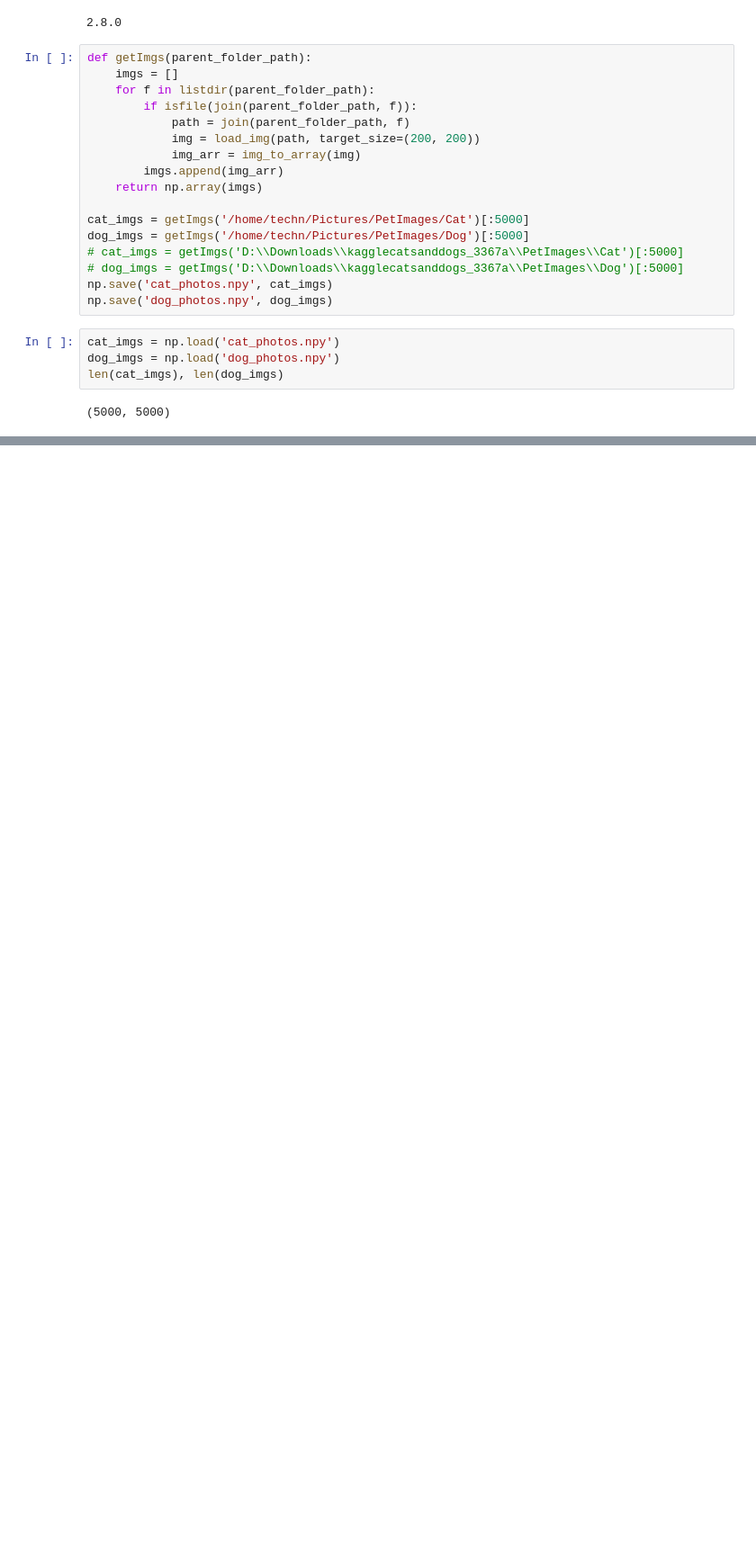
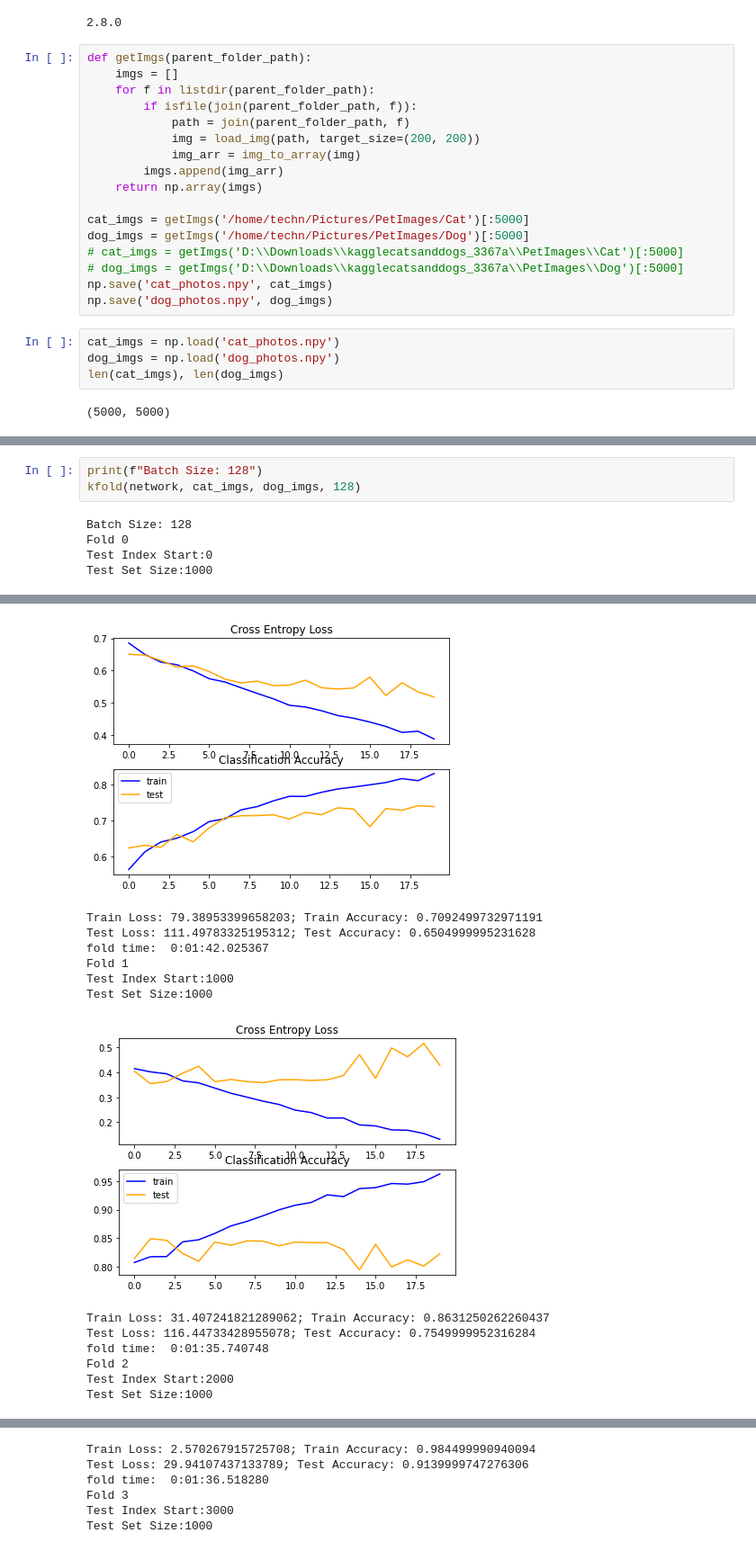
Before and after one commit to NJindia/Cats-vs-Dogs-DL, a Jupyter notebook: DL_HW2.ipynb, the cells around one changed output, grey strips where cells are left out. Shown at 90% size. Saved outputs shown, nothing was run; the diff lists cells and outputs as text; blank space fills up the shorter version.

```diff
--- a/DL_HW2.ipynb
+++ b/DL_HW2.ipynb
@@ -150,0 +205,8 @@ Test Set Size:1000
+# %%
+print(f"Batch Size: 128")
+kfold(network, cat_imgs, dog_imgs, 128)
+# %% [output]
+Batch Size: 128
+Fold 0
+Test Index Start:0
+Test Set Size:1000
@@ -150,0 +215,14 @@ Test Set Size:1000
+[figure, added]
+Train Loss: 79.38953399658203; Train Accuracy: 0.7092499732971191
+Test Loss: 111.49783325195312; Test Accuracy: 0.6504999995231628
+fold time:  0:01:42.025367
+Fold 1
+Test Index Start:1000
+Test Set Size:1000
+[figure, added]
+Train Loss: 31.407241821289062; Train Accuracy: 0.8631250262260437
+Test Loss: 116.44733428955078; Test Accuracy: 0.7549999952316284
+fold time:  0:01:35.740748
+Fold 2
+Test Index Start:2000
+Test Set Size:1000
@@ -150,0 +230,6 @@ Test Set Size:1000
+Train Loss: 2.570267915725708; Train Accuracy: 0.984499990940094
+Test Loss: 29.94107437133789; Test Accuracy: 0.9139999747276306
+fold time:  0:01:36.518280
+Fold 3
+Test Index Start:3000
+Test Set Size:1000
```
Also changed, not shown: parts of 13 cells of this notebook, 8 other files.
